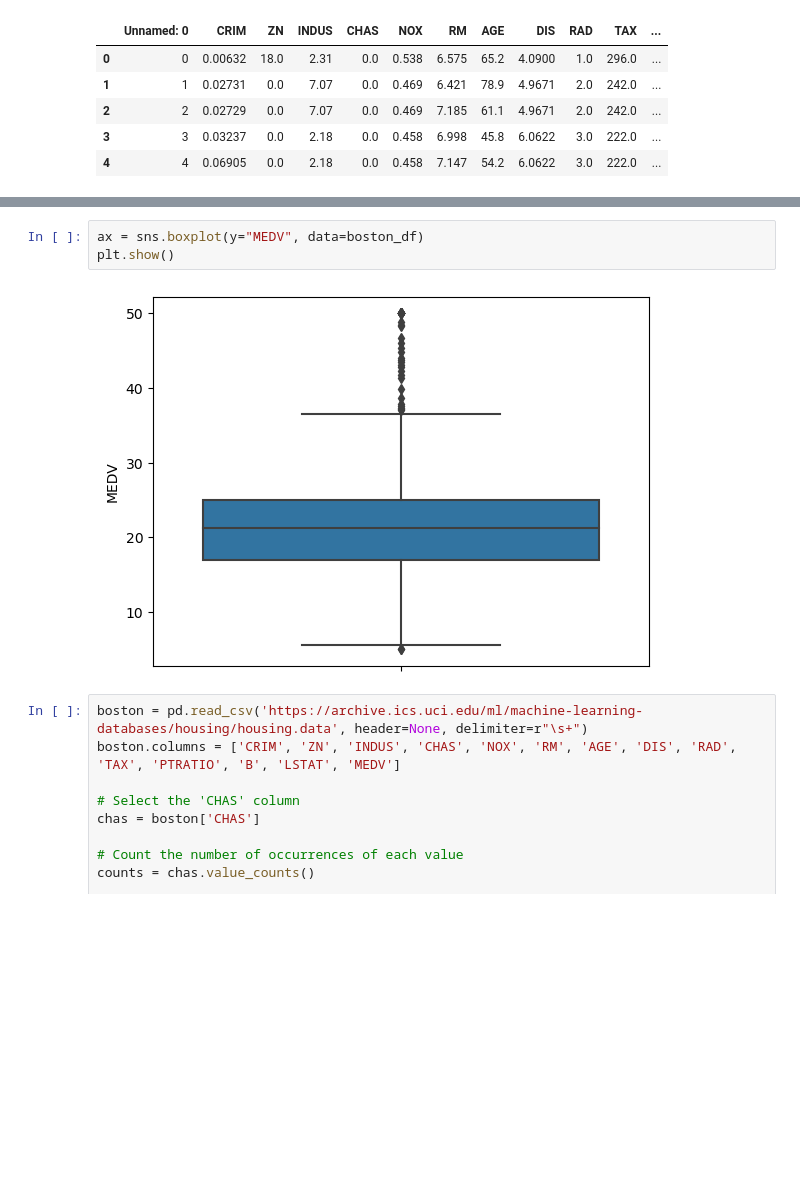
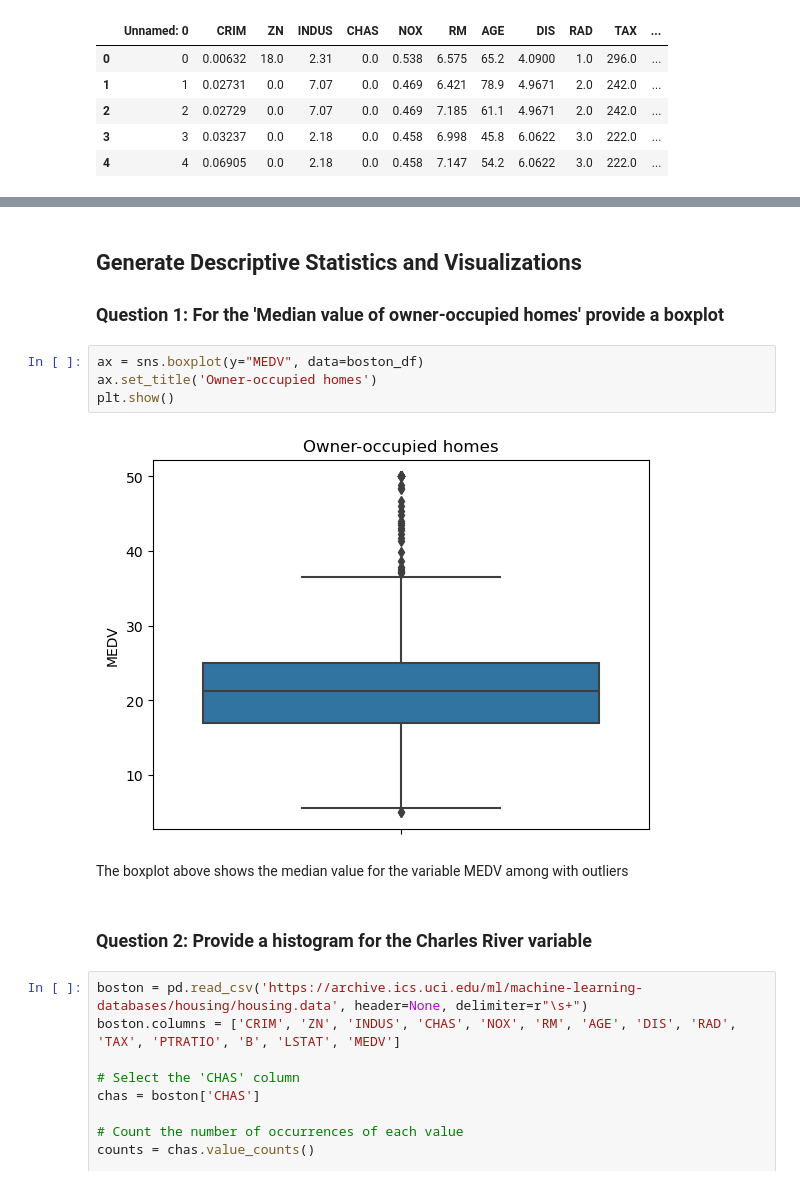
Before and after one commit to bbhargava/StatisticsForDataScienceWithPython, a Jupyter notebook: Statistics for Data Science Project.ipynb, the cells around one changed output, grey strips where cells are left out. Drawn from its saved outputs; the diff is of its cells as text; blank space fills up the shorter version.

```diff
--- a/Statistics for Data Science Project.ipynb
+++ b/Statistics for Data Science Project.ipynb
@@ -19,8 +48,16 @@ boston_df.head()
+# %% [markdown]
+## Generate Descriptive Statistics and Visualizations
+### Question 1: For the 'Median value of owner-occupied homes' provide a boxplot
 # %%
 ax = sns.boxplot(y="MEDV", data=boston_df)
+ax.set_title('Owner-occupied homes')
 plt.show()
 # %% [output]
-[figure, old version]
+[figure, new version]
+# %% [markdown]
+The boxplot above shows the median value for the variable MEDV among with outliers
+# %% [markdown]
+### Question 2: Provide a histogram for the Charles River variable
 # %%
 boston = pd.read_csv('https://archive.ics.uci.edu/ml/machine-learning-databases/housing/housing.data', header=None, delimiter=r"\s+")
 boston.columns = ['CRIM', 'ZN', 'INDUS', 'CHAS', 'NOX', 'RM', 'AGE', 'DIS', 'RAD', 'TAX', 'PTRATIO', 'B', 'LSTAT', 'MEDV']
```
Also changed, not shown: parts of 17 cells of this notebook.
